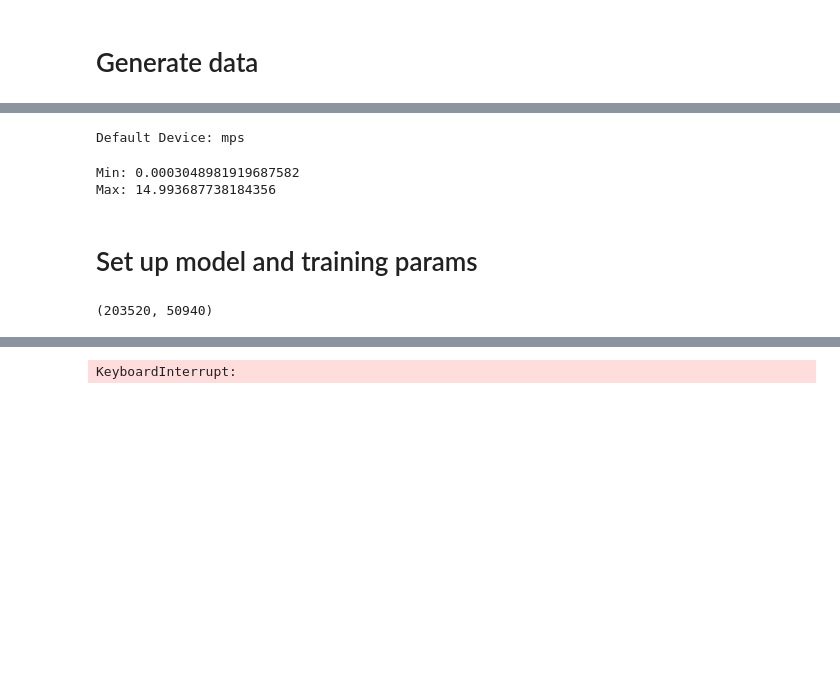
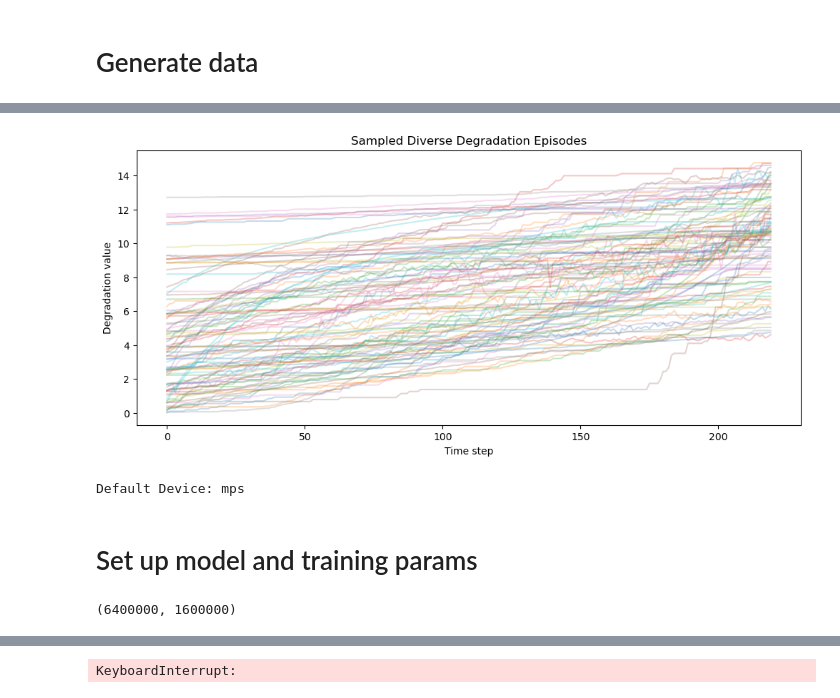
Before and after one commit to seyedasadzadeh/degradation-transformer, a Jupyter notebook: main.ipynb, the cells around one changed output, grey strips where cells are left out. Saved outputs shown, nothing was run; the diff lists cells and outputs as text; code cells hidden in the pictures; blank space fills up the shorter version.

```diff
--- a/main.ipynb
+++ b/main.ipynb
@@ -150,0 +17,34 @@ episodes = np.concatenate([lin_episodes, shock_episodes, paris_episodes, sei_epi
+# %%
+# Dataset design
+RANDOM_SEED = 42
+N_EPISODES = 50_000
+CONTEXT_WINDOW = 60
+FUTURE_WINDOW = 60
+EPISODE_BUFFER = 100
+EPISODE_LENGTH = CONTEXT_WINDOW + FUTURE_WINDOW + EPISODE_BUFFER
+TRAIN_FRACTION = 0.8
+
+# Tokenization and model size
+VOCAB_SIZE = 1_000
+EMBEDDING_DIM = 64
+NUM_HEADS = 8
+NUM_BLOCKS = 3
+METADATA_DIM = 6
+
+# Training
+BATCH_SIZE = 32
+LEARNING_RATE = 1e-3
+NUM_EPOCHS = 1
+PROGRESS_UPDATE_FREQ = 50
+EVAL_SAMPLE_SIZE = 5_000
+
+# Data loading
+TRAIN_NUM_WORKERS = 4
+TEST_NUM_WORKERS = 2
+# %%
+episodes = generate_diverse_degradation_episodes(
+    episode_length=EPISODE_LENGTH,
+    n_episodes=N_EPISODES,
+    seed=RANDOM_SEED,
+    max_value=15,
+)
@@ -151 +71,13 @@ episodes = np.concatenate([lin_episodes, shock_episodes, paris_episodes, sei_epi
+# %%
+rng = np.random.default_rng(RANDOM_SEED)
+sample_idx = rng.choice(episodes.shape[0], size=min(100, episodes.shape[0]), replace=False)
+
+plt.figure(figsize=(12, 5))
+plt.plot(episodes[sample_idx].T, alpha=0.25)
+plt.title("Sampled Diverse Degradation Episodes")
+plt.xlabel("Time step")
+plt.ylabel("Degradation value")
+plt.show()
+# %% [output]
+[figure, added]
 # %%
@@ -156,33 +87,23 @@ device = torch.device("cuda" if torch.cuda.is_available() else ("mps" if torch.b
 print("Default Device:", device)
 # %% [output]
 Default Device: mps
-# %%
-print(f"Min: {episodes.min()}")
-print(f"Max: {episodes.max()}")
-# %% [output]
-Min: 0.0003048981919687582
-Max: 14.993687738184356
 # %% [markdown]
 # Set up model and training params
 # %%
-vocab_size=1000
-context_window=40
-bs = 32
-# Split episodes into train/test (e.g., 80/20)
-# Shuffle indices
-shuffled_indices = np.random.permutation(len(episodes))
-
-# Apply shuffled indices
+rng = np.random.default_rng(RANDOM_SEED)
+shuffled_indices = rng.permutation(len(episodes))
 shuffled_episodes = episodes[shuffled_indices]
 
-n_train = int(0.8 * len(episodes))
+n_train = int(TRAIN_FRACTION * len(episodes))
 train_episodes = shuffled_episodes[:n_train]
 test_episodes = shuffled_episodes[n_train:]
-train_dataset = TimeSeriesDataset(train_episodes, context_window=context_window, vocab_size=vocab_size)
-test_dataset = TimeSeriesDataset(test_episodes, context_window=context_window, vocab_size=vocab_size)
+
+train_dataset = TimeSeriesDataset(train_episodes, context_window=CONTEXT_WINDOW, vocab_size=VOCAB_SIZE)
+test_dataset = TimeSeriesDataset(test_episodes, context_window=CONTEXT_WINDOW, vocab_size=VOCAB_SIZE)
+
 len(train_dataset), len(test_dataset)
 # %% [output]
-(203520, 50940)
+(6400000, 1600000)
 # %%
 train_episodes.shape, test_episodes.shape
 # %% [output]
```
Also changed, not shown: parts of 32 cells of this notebook, 17 other files.
